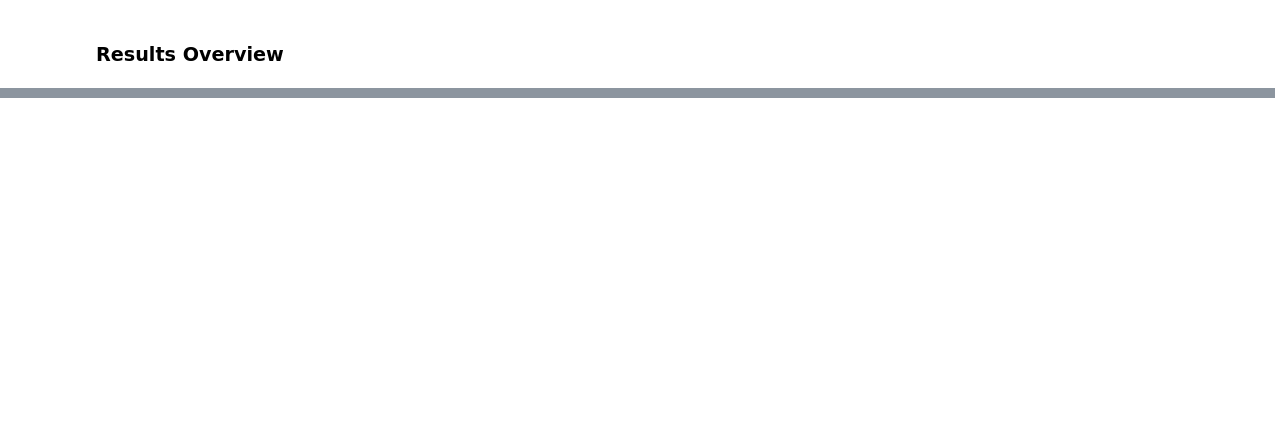
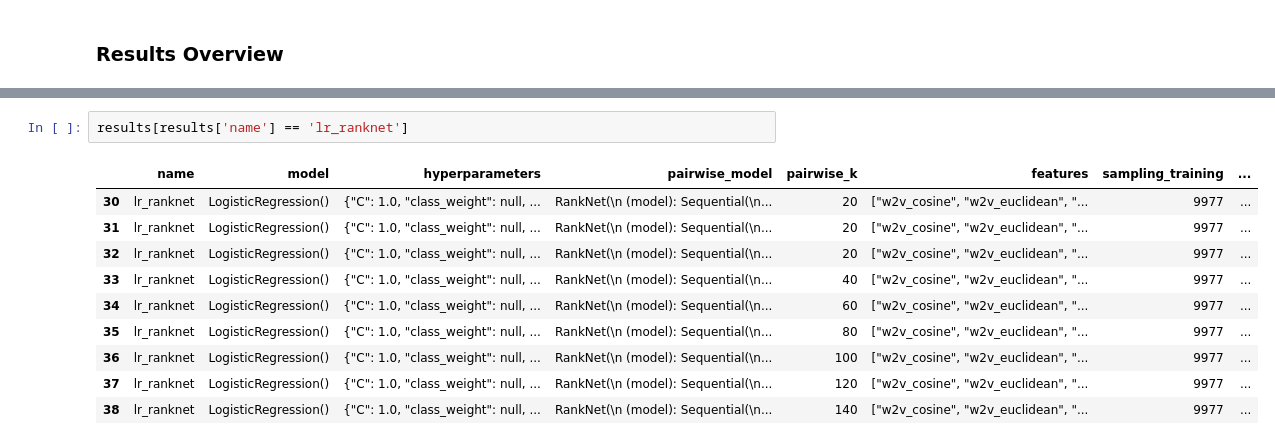
Before and after one commit to tim-grams/Retriever, a Jupyter notebook: notebooks/pairwise.ipynb, the cells around one changed output, grey strips where cells are left out. Cells and saved outputs as stored; diff of their text form; blank space fills up the shorter version.

```diff
--- a/notebooks/pairwise.ipynb
+++ b/notebooks/pairwise.ipynb
@@ -105,0 +92,13 @@ results
+# %%
+results[results['name'] == 'lr_ranknet']
+# %% [output]
+|  | name | model | hyperparameters | pairwise_model | pairwise_k | features | sampling_training | ... |
+| 30 | lr_ranknet | LogisticRegression() | {"C": 1.0, "class_weight": null, ... | RankNet(\n (model): Sequential(\n... | 20 | ["w2v_cosine", "w2v_euclidean", "... | 9977 | ... |
+| 31 | lr_ranknet | LogisticRegression() | {"C": 1.0, "class_weight": null, ... | RankNet(\n (model): Sequential(\n... | 20 | ["w2v_cosine", "w2v_euclidean", "... | 9977 | ... |
+| 32 | lr_ranknet | LogisticRegression() | {"C": 1.0, "class_weight": null, ... | RankNet(\n (model): Sequential(\n... | 20 | ["w2v_cosine", "w2v_euclidean", "... | 9977 | ... |
+| 33 | lr_ranknet | LogisticRegression() | {"C": 1.0, "class_weight": null, ... | RankNet(\n (model): Sequential(\n... | 40 | ["w2v_cosine", "w2v_euclidean", "... | 9977 | ... |
+| 34 | lr_ranknet | LogisticRegression() | {"C": 1.0, "class_weight": null, ... | RankNet(\n (model): Sequential(\n... | 60 | ["w2v_cosine", "w2v_euclidean", "... | 9977 | ... |
+| 35 | lr_ranknet | LogisticRegression() | {"C": 1.0, "class_weight": null, ... | RankNet(\n (model): Sequential(\n... | 80 | ["w2v_cosine", "w2v_euclidean", "... | 9977 | ... |
+| 36 | lr_ranknet | LogisticRegression() | {"C": 1.0, "class_weight": null, ... | RankNet(\n (model): Sequential(\n... | 100 | ["w2v_cosine", "w2v_euclidean", "... | 9977 | ... |
+| 37 | lr_ranknet | LogisticRegression() | {"C": 1.0, "class_weight": null, ... | RankNet(\n (model): Sequential(\n... | 120 | ["w2v_cosine", "w2v_euclidean", "... | 9977 | ... |
+| 38 | lr_ranknet | LogisticRegression() | {"C": 1.0, "class_weight": null, ... | RankNet(\n (model): Sequential(\n... | 140 | ["w2v_cosine", "w2v_euclidean", "... | 9977 | ... |
```
Also changed, not shown: parts of 5 cells of this notebook, 3 other files.
